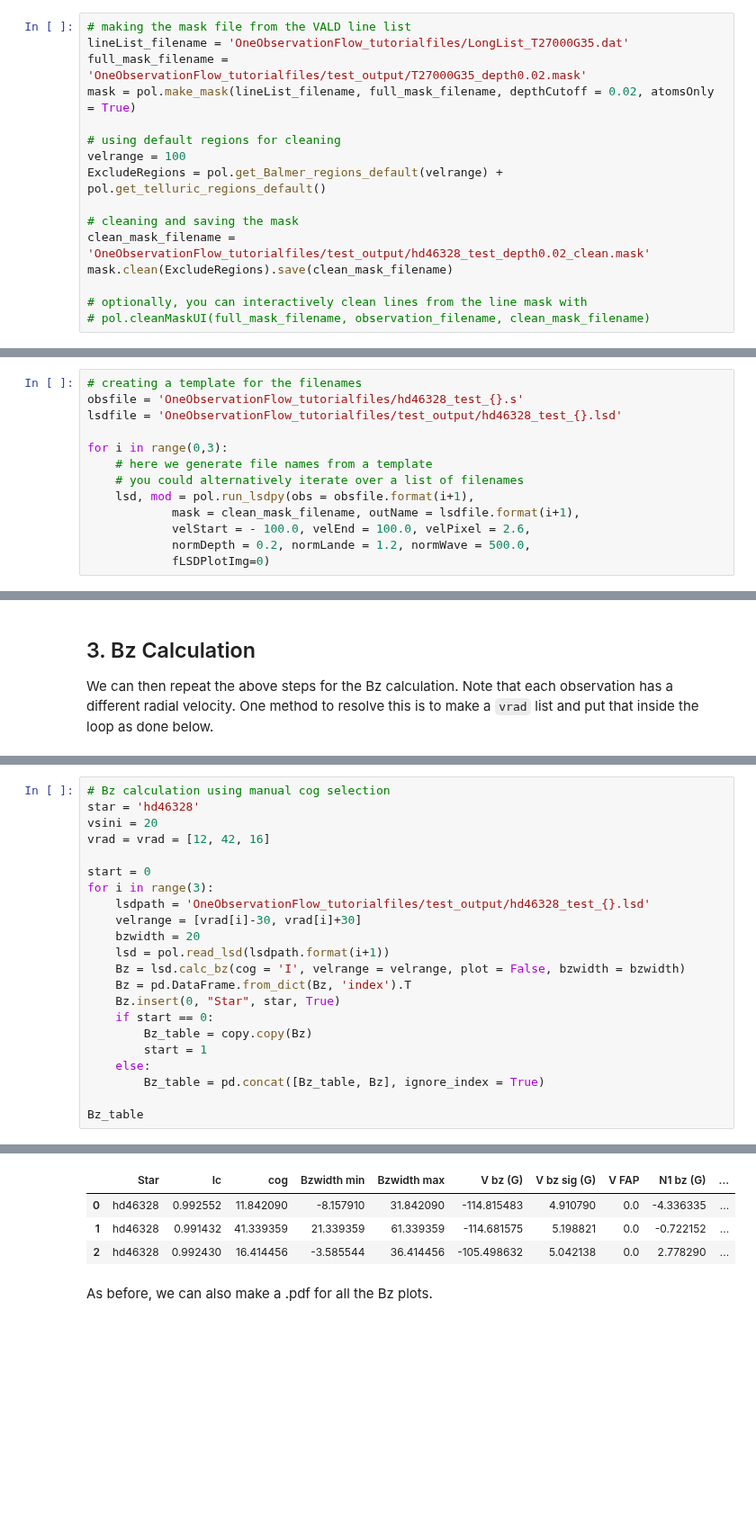
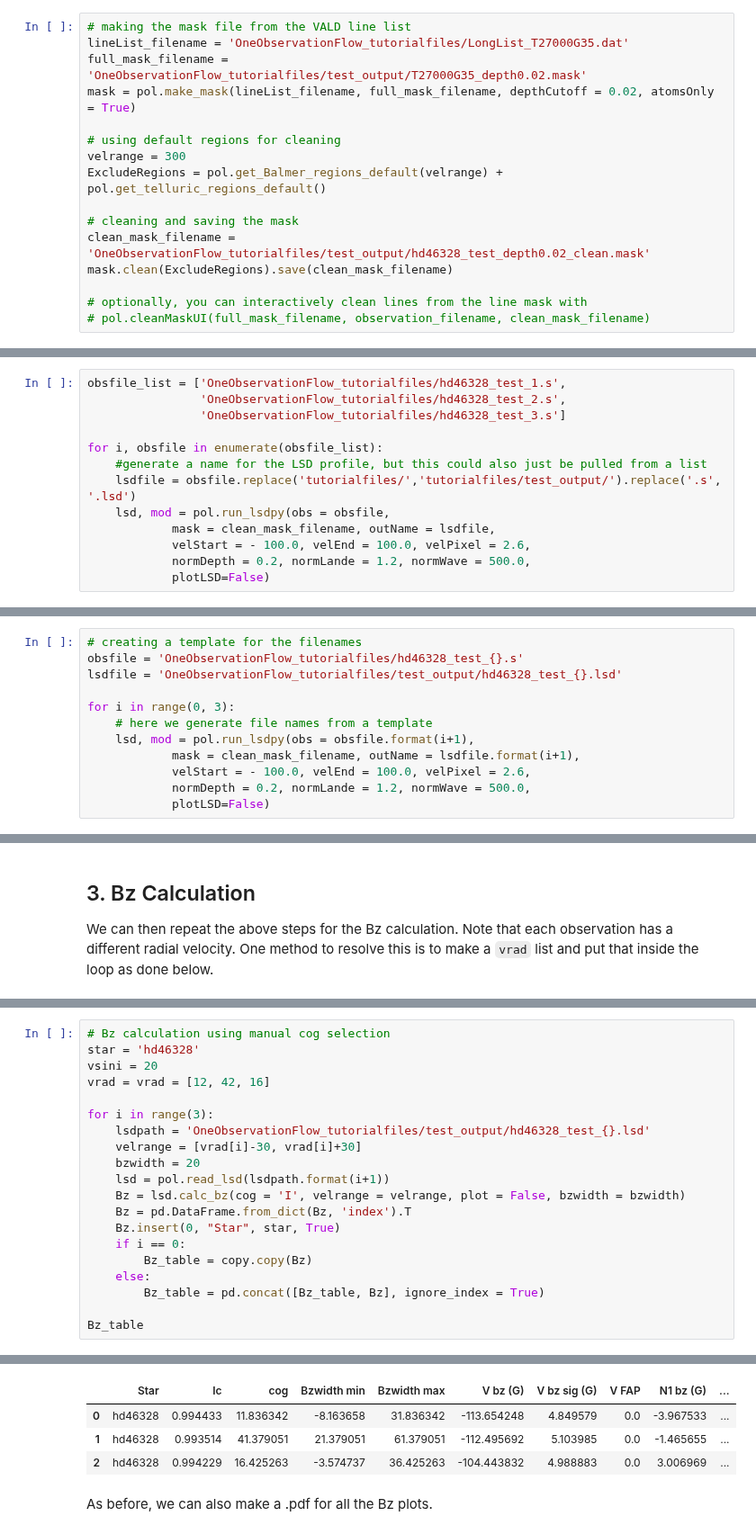
Before and after one commit to folsomcp/specpolFlow, a Jupyter notebook: docs-jb/GetStarted/LoopFlow_Tutorial.ipynb, the cells around one changed output, grey strips where cells are left out. Shown at 90% size. Drawn from its saved outputs; the diff is of its cells as text; blank space fills up the shorter version.

Commit message:
updating tutorial for modified run_lsdpy(), and a few other tweaks

```diff
--- a/docs-jb/GetStarted/LoopFlow_Tutorial.ipynb
+++ b/docs-jb/GetStarted/LoopFlow_Tutorial.ipynb
@@ -24,7 +24,7 @@ full_mask_filename = 'OneObservationFlow_tutorialfiles/test_output/T27000G35_dep
 mask = pol.make_mask(lineList_filename, full_mask_filename, depthCutoff = 0.02, atomsOnly = True)
 
 # using default regions for cleaning
-velrange = 100
+velrange = 300
 ExcludeRegions = pol.get_Balmer_regions_default(velrange) + pol.get_telluric_regions_default()
 
 # cleaning and saving the mask
@@ -44,0 +45,13 @@ Here, we create the LSD files for all three spectra file by looping over the fil
+# %%
+obsfile_list = ['OneObservationFlow_tutorialfiles/hd46328_test_1.s',
+                'OneObservationFlow_tutorialfiles/hd46328_test_2.s',
+                'OneObservationFlow_tutorialfiles/hd46328_test_3.s']
+
+for i, obsfile in enumerate(obsfile_list):
+    #generate a name for the LSD profile, but this could also just be pulled from a list
+    lsdfile = obsfile.replace('tutorialfiles/','tutorialfiles/test_output/').replace('.s', '.lsd')
+    lsd, mod = pol.run_lsdpy(obs = obsfile,
+            mask = clean_mask_filename, outName = lsdfile,
+            velStart = - 100.0, velEnd = 100.0, velPixel = 2.6,
+            normDepth = 0.2, normLande = 1.2, normWave = 500.0,
+            plotLSD=False)
@@ -47,14 +80,13 @@ Here, we create the LSD files for all three spectra file by looping over the fil
 obsfile = 'OneObservationFlow_tutorialfiles/hd46328_test_{}.s'
 lsdfile = 'OneObservationFlow_tutorialfiles/test_output/hd46328_test_{}.lsd'
 
-for i in range(0,3):
+for i in range(0, 3):
     # here we generate file names from a template
-    # you could alternatively iterate over a list of filenames
     lsd, mod = pol.run_lsdpy(obs = obsfile.format(i+1),
             mask = clean_mask_filename, outName = lsdfile.format(i+1),
             velStart = - 100.0, velEnd = 100.0, velPixel = 2.6,
             normDepth = 0.2, normLande = 1.2, normWave = 500.0,
-            fLSDPlotImg=0)
+            plotLSD=False)
 # %% [output]
 Modified line mask, removed 75 too closely spaced lines
 Average observed spec velocity spacing: 1.808983 km/s
@@ -128,36 +160,34 @@ Often times we also want to output a single table of all the Bz outputs for each
 # %%
 # Bz calculation using manual cog selection
 star = 'hd46328'
 vsini = 20
 vrad = vrad = [12, 42, 16]
 
-start = 0
 for i in range(3):
     lsdpath = 'OneObservationFlow_tutorialfiles/test_output/hd46328_test_{}.lsd'
     velrange = [vrad[i]-30, vrad[i]+30]
     bzwidth = 20
     lsd = pol.read_lsd(lsdpath.format(i+1))
     Bz = lsd.calc_bz(cog = 'I', velrange = velrange, plot = False, bzwidth = bzwidth)
     Bz = pd.DataFrame.from_dict(Bz, 'index').T
     Bz.insert(0, "Star", star, True)
-    if start == 0:
+    if i == 0:
         Bz_table = copy.copy(Bz)
-        start = 1
     else:
         Bz_table = pd.concat([Bz_table, Bz], ignore_index = True)
 
 Bz_table
 # %% [output]
 using AUTO method for the normalization
   using the median of the continuum outside of the line
 using AUTO method for the normalization
   using the median of the continuum outside of the line
 using AUTO method for the normalization
   using the median of the continuum outside of the line
 |  | Star | Ic | cog | Bzwidth min | Bzwidth max | V bz (G) | V bz sig (G) | V FAP | N1 bz (G) | ... |
-| 0 | hd46328 | 0.992552 | 11.842090 | -8.157910 | 31.842090 | -114.815483 | 4.910790 | 0.0 | -4.336335 | ... |
-| 1 | hd46328 | 0.991432 | 41.339359 | 21.339359 | 61.339359 | -114.681575 | 5.198821 | 0.0 | -0.722152 | ... |
-| 2 | hd46328 | 0.992430 | 16.414456 | -3.585544 | 36.414456 | -105.498632 | 5.042138 | 0.0 | 2.778290 | ... |
+| 0 | hd46328 | 0.994433 | 11.836342 | -8.163658 | 31.836342 | -113.654248 | 4.849579 | 0.0 | -3.967533 | ... |
+| 1 | hd46328 | 0.993514 | 41.379051 | 21.379051 | 61.379051 | -112.495692 | 5.103985 | 0.0 | -1.465655 | ... |
+| 2 | hd46328 | 0.994229 | 16.425263 | -3.574737 | 36.425263 | -104.443832 | 4.988883 | 0.0 | 3.006969 | ... |
 # %% [markdown]
 As before, we can also make a .pdf for all the Bz plots.
 # %%
```
Also changed, not shown: parts of 10 cells of this notebook, 1 other file.
